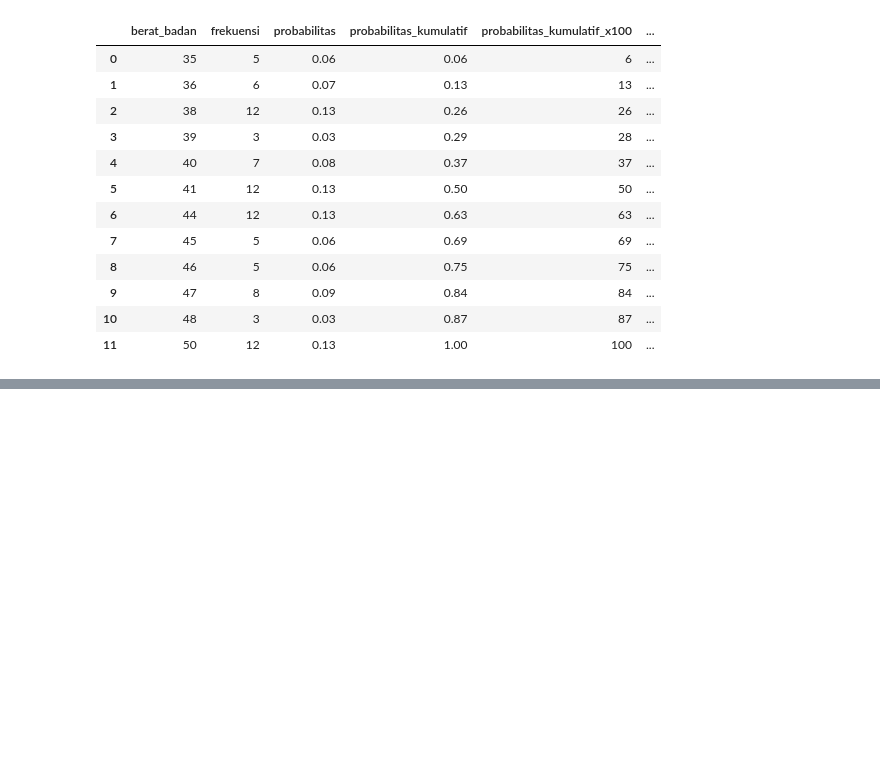
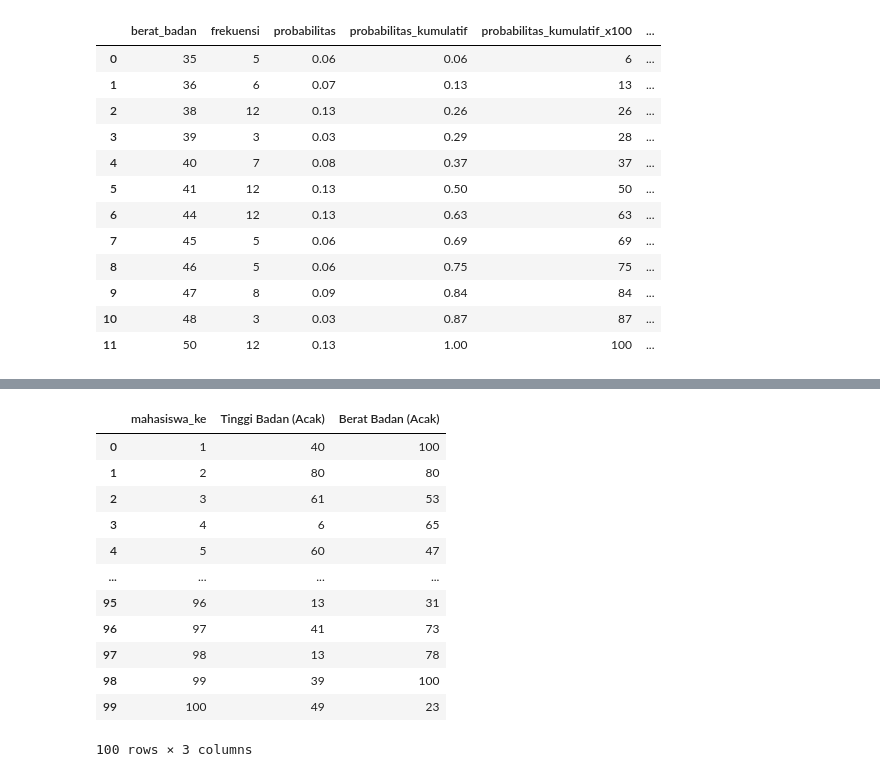
Before and after one commit to ZulfiFazhar/BMI-MonteCarlo-Simulation, a Jupyter notebook: testing-simulasi.ipynb, the cells around one changed output, grey strips where cells are left out. Cells and saved outputs as stored; diff of their text form; code cells hidden in the pictures; blank space fills up the shorter version.

Commit message:
chore: simulasi lcg

```diff
--- a/testing-simulasi.ipynb
+++ b/testing-simulasi.ipynb
@@ -203,0 +245,5 @@ frekuensi_berat
+# %%
+df_mahasiswa = pd.DataFrame({'mahasiswa_ke': range(1, 101)})
+# %%
+df_lcg_tb = df_lcg['Ui x100'].iloc[0:100]
+df_lcg_tb
@@ -203,0 +263,3 @@ frekuensi_berat
+# %%
+df_lcg_bb = df_lcg['Ui x100'].iloc[100:200].reset_index(drop=True)
+df_lcg_bb
@@ -203,0 +279,18 @@ frekuensi_berat
+# %%
+df_simulasi_bmi = pd.concat([df_mahasiswa,df_lcg_tb, df_lcg_bb], axis=1)
+df_simulasi_bmi.columns = ['mahasiswa_ke', 'Tinggi Badan (Acak)', 'Berat Badan (Acak)']
+df_simulasi_bmi
+# %% [output]
+|  | mahasiswa_ke | Tinggi Badan (Acak) | Berat Badan (Acak) |
+| 0 | 1 | 40 | 100 |
+| 1 | 2 | 80 | 80 |
+| 2 | 3 | 61 | 53 |
+| 3 | 4 | 6 | 65 |
+| 4 | 5 | 60 | 47 |
+| ... | ... | ... | ... |
+| 95 | 96 | 13 | 31 |
+| 96 | 97 | 41 | 73 |
+| 97 | 98 | 13 | 78 |
+| 98 | 99 | 39 | 100 |
+| 99 | 100 | 49 | 23 |
+100 rows × 3 columns
```
Also changed, not shown: parts of 7 cells of this notebook.
